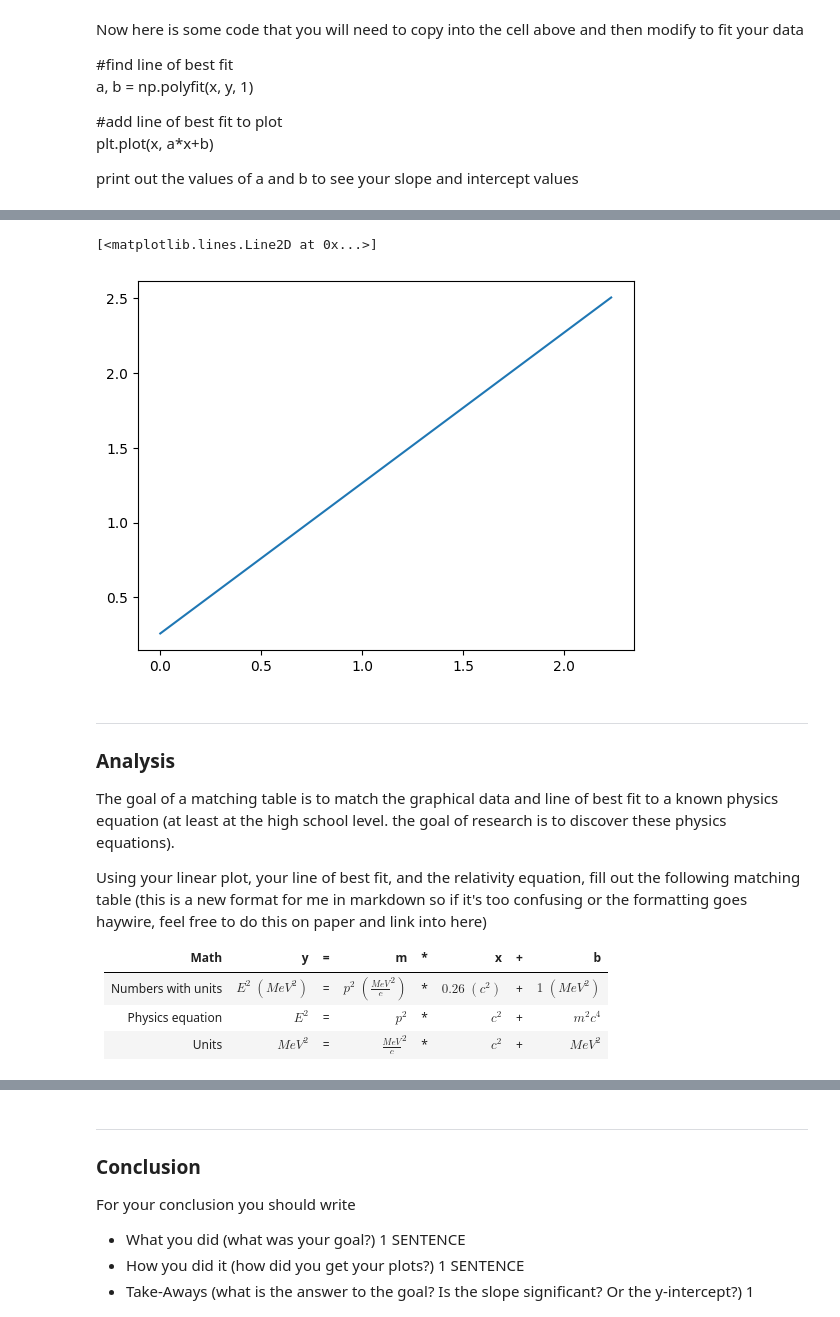
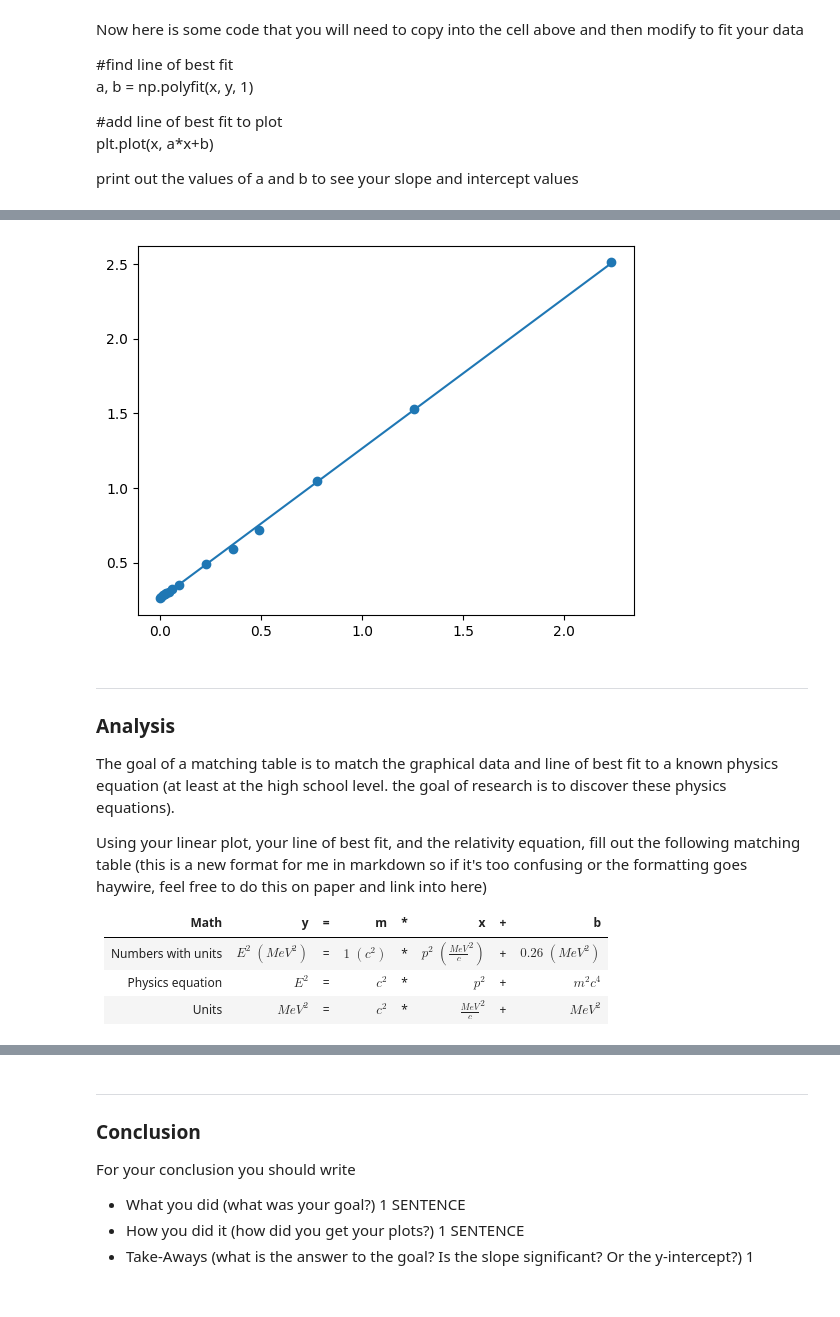
Before and after one commit to MayNc10/CompPhys, a Jupyter notebook: EPM.ipynb, the cells around one changed output, grey strips where cells are left out. Saved outputs shown, nothing was run; the diff lists cells and outputs as text; code cells hidden in the pictures.

```diff
--- a/EPM.ipynb
+++ b/EPM.ipynb
@@ -92,9 +93,10 @@ print out the values of a and b to see your slope and intercept values
 #find line of best fit
 a, b = np.polyfit(data['p^2'], data['E^2'], 1)
 
-print(f"Slope: {b}, Y-Intercept: {a}")
+print(f"Slope: {a}, Y-Intercept: {b}")
 
 #add line of best fit to plot
 plt.plot(data['p^2'], a*data['p^2']+b)
+plt.scatter(data['p^2'], data['E^2'])
 plt.show()
 # %% [output]
@@ -102,5 +104,4 @@ Slope: 0.2567949726490762, Y-Intercept: 1.0066085700724792
-[<matplotlib.lines.Line2D at 0x...>]
-[figure, old version]
+[figure, new version]
 # %% [markdown]
 ***
 ### Analysis
@@ -111,9 +112,9 @@ Using your linear plot, your line of best fit, and the relativity equation, fill
 
 | Math               | y | = | m | * | x | + | b |
 |--------------------|---|---|---|---|---|---|---|
-| Numbers with units | $E^2 \; (MeV^2)$  | = | $p^2 \; (\frac{MeV}{c}^2)$  | * | $0.26 \; (c^2)$  | + | $1 \; (MeV^2)$  |
-| Physics equation   | $E^2$  | = | $p^2$  | * | $c^2$  | + | $m^2c^4$ |
-| Units              |  $MeV^2$ | = | $\frac{MeV}{c}^2$  | * | $c^2$  | + | $MeV^2$  |   |
+| Numbers with units | $E^2 \; (MeV^2)$  | = |  $1 \; (c^2)$ | * | $p^2 \; (\frac{MeV}{c}^2)$ | + | $0.26 \; (MeV^2)$  |
+| Physics equation   | $E^2$  | = | $c^2$  | * | $p^2$  | + | $m^2c^4$ |
+| Units              |  $MeV^2$ | = | $c^2$  | * | $\frac{MeV}{c}^2$  | + | $MeV^2$  |   |
 # %% [markdown]
 ***
 
```
Also changed, not shown: parts of 4 cells of this notebook.
